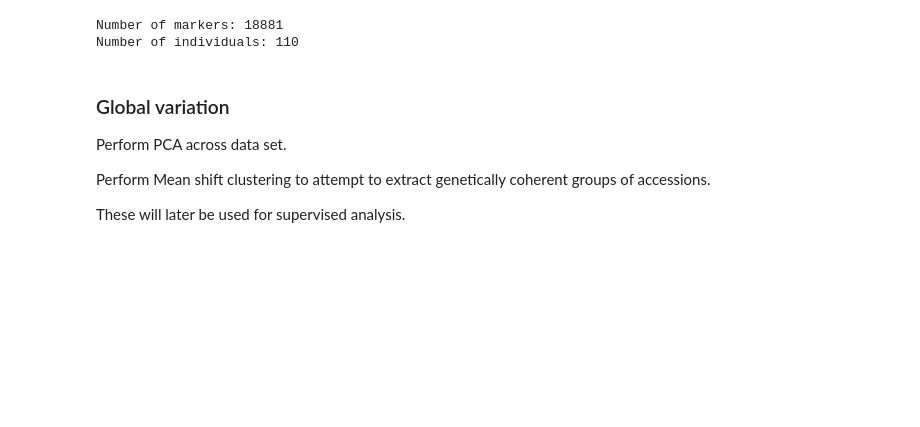
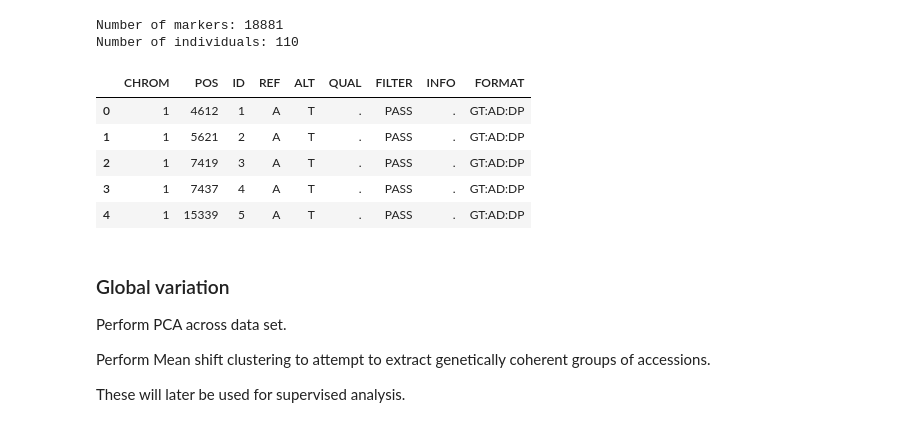
Before and after one commit to SantosJGND/Tools_and_toys, a Jupyter notebook: Cluster_shape/Simu_03-03-2019/vcf_analysis.ipynb, the cells around one changed output. Saved outputs shown, nothing was run; the diff lists cells and outputs as text; code cells hidden in the pictures; blank space fills up the shorter version.

```diff
--- a/Cluster_shape/Simu_03-03-2019/vcf_analysis.ipynb
+++ b/Cluster_shape/Simu_03-03-2019/vcf_analysis.ipynb
@@ -62,6 +62,15 @@ print('Number of individuals: {}'.format(genotype.shape[0]))
 # %% [output]
 Number of markers: 18881
 Number of individuals: 110
+# %%
+summary.head()
+# %% [output]
+|  | CHROM | POS | ID | REF | ALT | QUAL | FILTER | INFO | FORMAT |
+| 0 | 1 | 4612 | 1 | A | T | . | PASS | . | GT:AD:DP |
+| 1 | 1 | 5621 | 2 | A | T | . | PASS | . | GT:AD:DP |
+| 2 | 1 | 7419 | 3 | A | T | . | PASS | . | GT:AD:DP |
+| 3 | 1 | 7437 | 4 | A | T | . | PASS | . | GT:AD:DP |
+| 4 | 1 | 15339 | 5 | A | T | . | PASS | . | GT:AD:DP |
 # %% [markdown]
 ### Global variation
 
```
Also changed, not shown: parts of 2 cells of this notebook, 5 other files.
